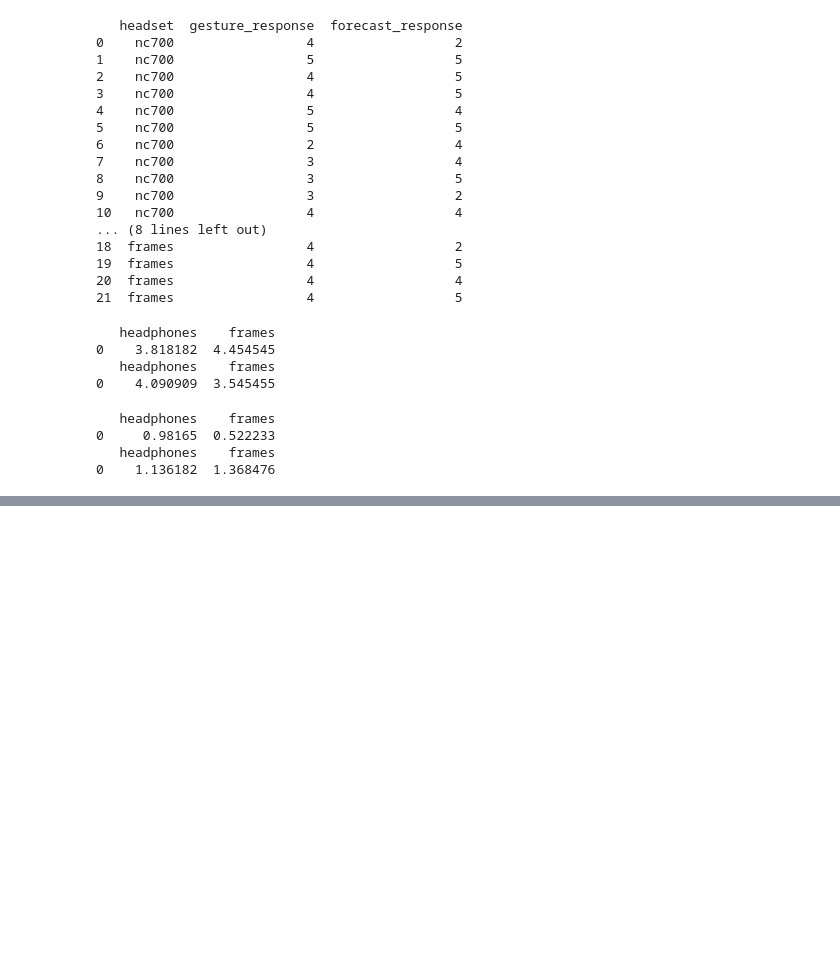
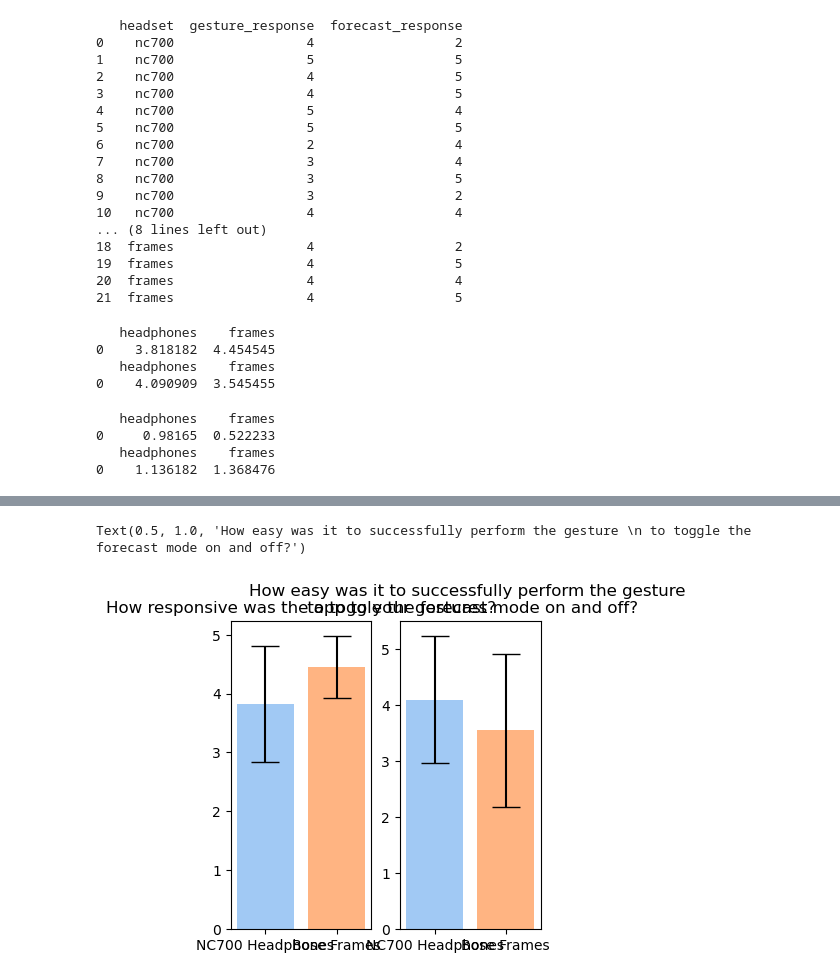
Before and after one commit to mulderandbuffy/Audio-Augmented-Reality, a Jupyter notebook: data/notebooks/gesture_response.ipynb, the cells around one changed output, grey strips where cells are left out. Saved outputs shown, nothing was run; the diff lists cells and outputs as text; code cells hidden in the pictures; blank space fills up the shorter version.

```diff
--- a/data/notebooks/gesture_response.ipynb
+++ b/data/notebooks/gesture_response.ipynb
@@ -140,0 +141,14 @@ plt.show()
+# %%
+
+fig, (ax1, ax2) = plt.subplots(1, 2, figsize=(4,4), gridspec_kw={'width_ratios':[1,1]})
+ax1.bar(headsets, vals, yerr=gesture_stdvs.values[0],
+ color=sns.color_palette('pastel', n_colors=2),
+ capsize=10)
+ax1.set_title("How responsive was the app to your gestures?")
+ax2.bar(headsets, vals2, yerr=forecast_stdvs.values[0],
+ color=sns.color_palette('pastel', n_colors=2),
+ capsize=10)
+ax2.set_title("How easy was it to successfully perform the gesture \n to toggle the forecast mode on and off?")
+# %% [output]
+Text(0.5, 1.0, 'How easy was it to successfully perform the gesture \n to toggle the forecast mode on and off?')
+[figure, added]
```
Also changed, not shown: parts of 2 cells of this notebook, 59 other files.
